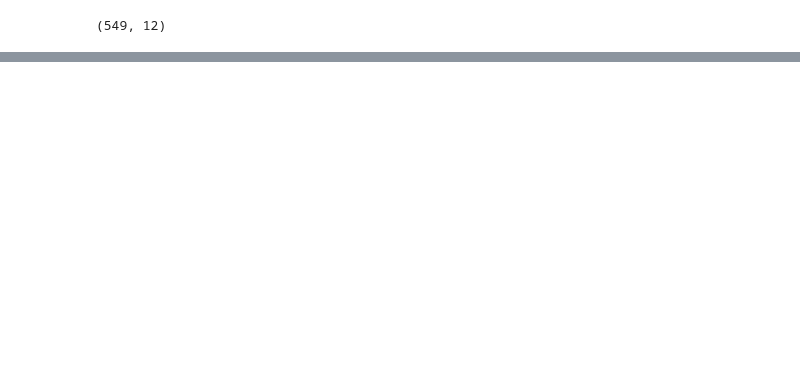
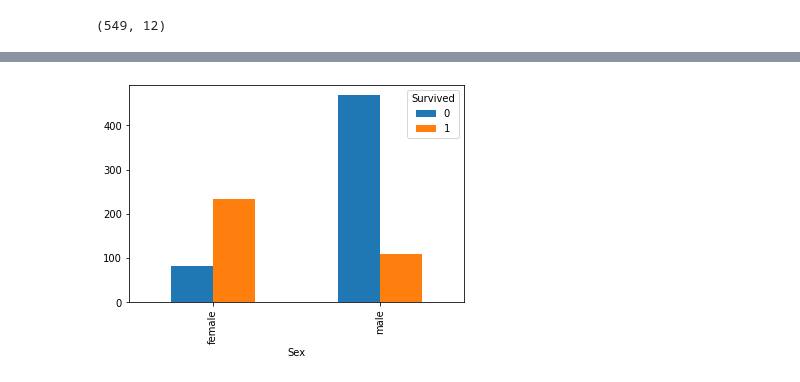
Before and after one commit to MK3247/Machine-Learning, a Jupyter notebook: LogisticRegression/Binary _Classification/titanic.ipynb, the cells around one changed output, grey strips where cells are left out. Drawn from its saved outputs; the diff is of its cells as text; code cells hidden in the pictures; blank space fills up the shorter version.

```diff
--- a/LogisticRegression/Binary _Classification/titanic.ipynb
+++ b/LogisticRegression/Binary _Classification/titanic.ipynb
@@ -23,0 +34,2 @@ df
+# %%
+df['Age'].fillna(24.0, inplace = True)
@@ -23,0 +56,2 @@ df
+# %%
+df['Embarked'].fillna('S', inplace = True)
@@ -28,0 +110,5 @@ died.shape
+# %%
+pd.crosstab(df.Sex, df.Survived).plot(kind='bar')
+plt.show()
+# %% [output]
+[figure, added]
```
Also changed, not shown: parts of 45 cells of this notebook, 1 other file.
